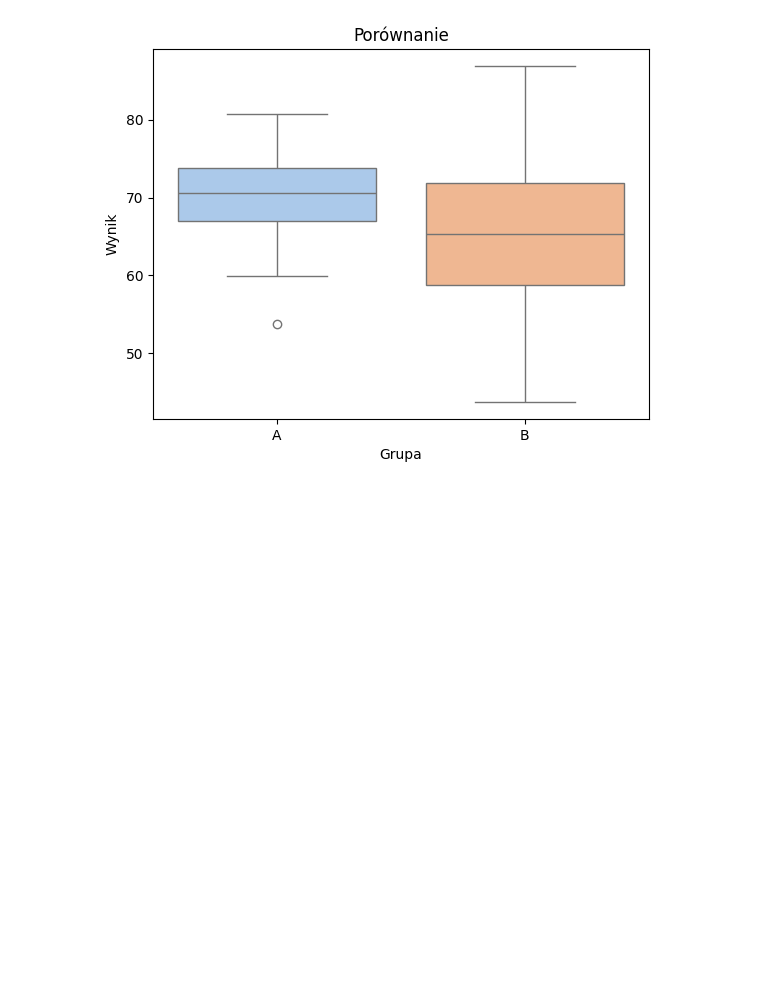
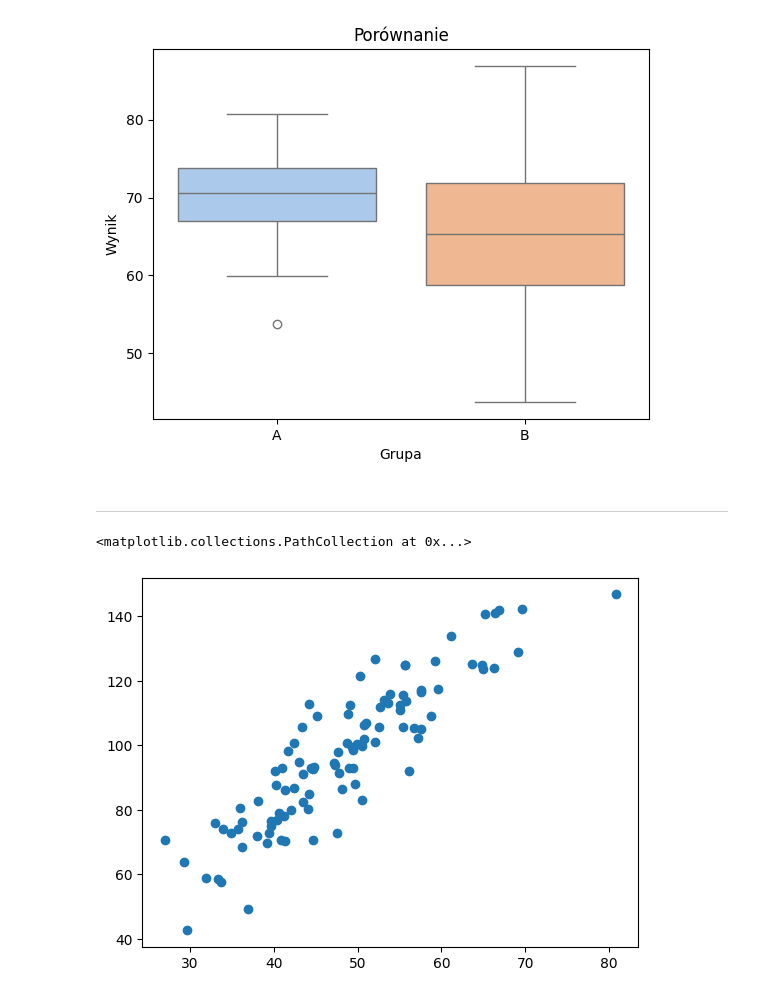
Before and after one commit to rajkonkret/PythonAnalizaDanych_17_11_2025, a Jupyter notebook: cwiczenie5.ipynb, the cells around one changed output. Drawn from its saved outputs; the diff is of its cells as text; code cells hidden in the pictures; blank space fills up the shorter version.

```diff
--- a/cwiczenie5.ipynb
+++ b/cwiczenie5.ipynb
@@ -91,3 +91,13 @@ Passing `palette` without assigning `hue` is deprecated and will be removed in v
   sns.boxplot(x="Grupa", y="Wynik", data=df, palette="pastel")
 Text(0.5, 1.0, 'Porównanie')
 [figure]
+# %% [markdown]
+------
+# %%
+x = np.random.normal(50, 10, 100)
+y = 2 * x + np.random.normal(0, 10, 100)
+
+plt.scatter(x,y)
+# %% [output]
+<matplotlib.collections.PathCollection at 0x...>
+[figure, added]
```
Also changed, not shown: parts of 1 cell of this notebook.
